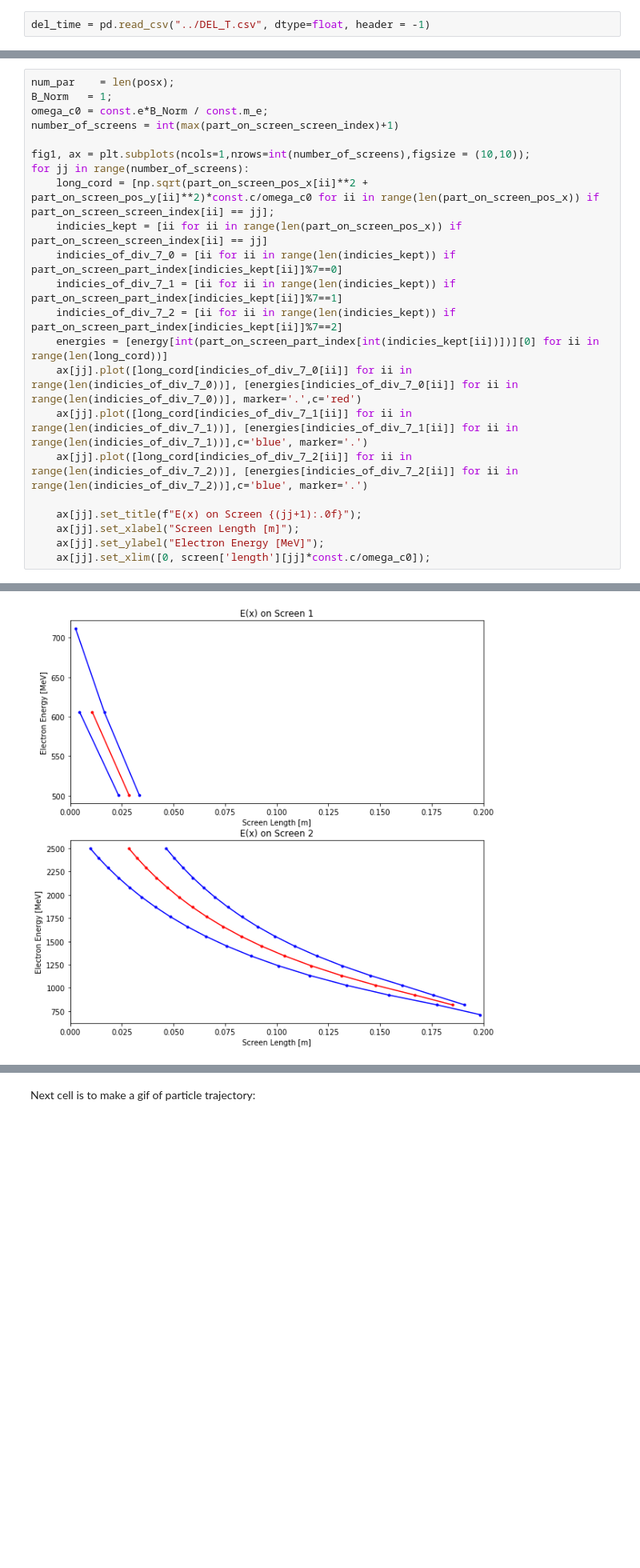
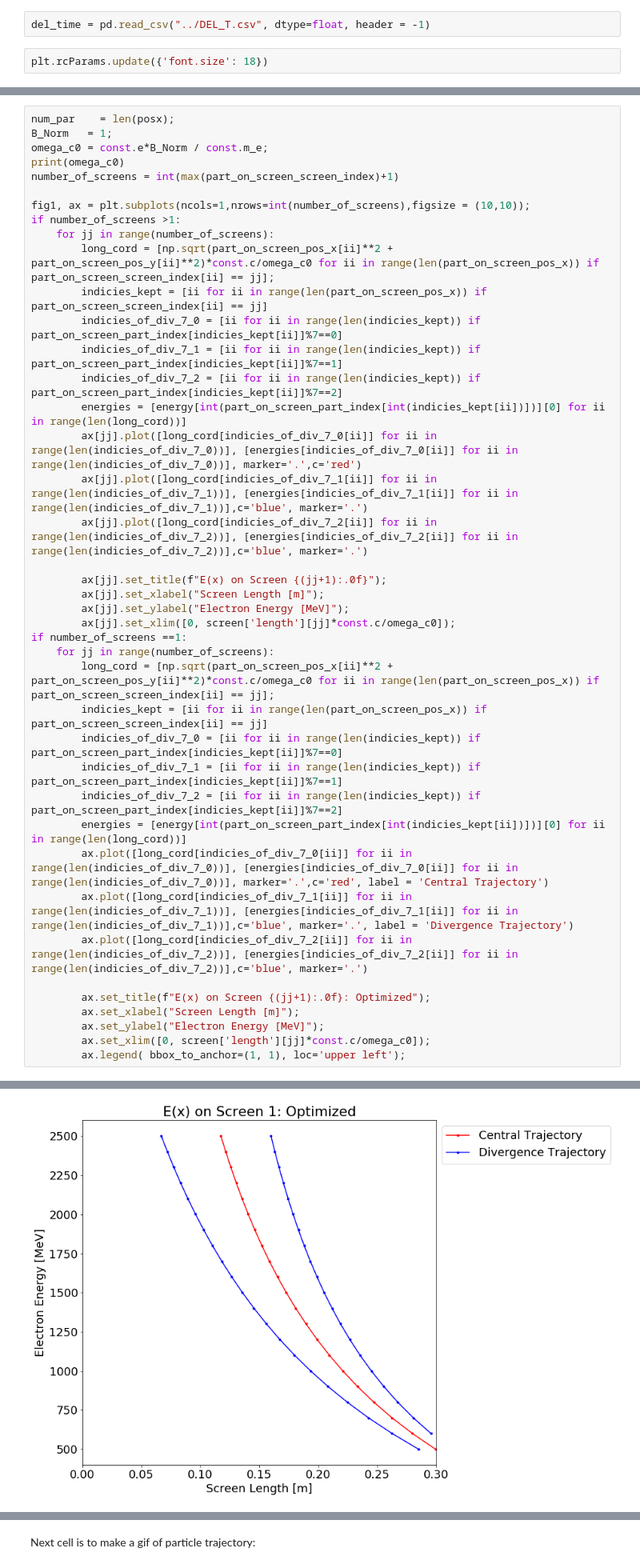
Before and after one commit to jcardar/MagnetSpec_ParticleTracker, a Jupyter notebook: grid_field/data/analysis/analysis_mag_spec.ipynb, the cells around one changed output, grey strips where cells are left out. Shown at 80% size. Drawn from its saved outputs; the diff is of its cells as text; blank space fills up the shorter version.

```diff
--- a/grid_field/data/analysis/analysis_mag_spec.ipynb
+++ b/grid_field/data/analysis/analysis_mag_spec.ipynb
@@ -117,6 +104,8 @@ magnet = pd.read_csv("../MAGNETS.csv")
 screen = pd.read_csv("../SCREENS.csv")
 # %%
 del_time = pd.read_csv("../DEL_T.csv", dtype=float, header = -1)
+# %%
+plt.rcParams.update({'font.size': 18})
 # %%
 import matplotlib.cm as cm
 num_par    = len(posx);
@@ -190,22 +198,41 @@ plt.tight_layout()
 num_par    = len(posx);
 B_Norm   = 1;
 omega_c0 = const.e*B_Norm / const.m_e;
+print(omega_c0)
 number_of_screens = int(max(part_on_screen_screen_index)+1)
 
 fig1, ax = plt.subplots(ncols=1,nrows=int(number_of_screens),figsize = (10,10));
-for jj in range(number_of_screens):
-    long_cord = [np.sqrt(part_on_screen_pos_x[ii]**2 + part_on_screen_pos_y[ii]**2)*const.c/omega_c0 for ii in range(len(part_on_screen_pos_x)) if part_on_screen_screen_index[ii] == jj];
-    indicies_kept = [ii for ii in range(len(part_on_screen_pos_x)) if part_on_screen_screen_index[ii] == jj]
-    indicies_of_div_7_0 = [ii for ii in range(len(indicies_kept)) if part_on_screen_part_index[indicies_kept[ii]]%7==0]
-    indicies_of_div_7_1 = [ii for ii in range(len(indicies_kept)) if part_on_screen_part_index[indicies_kept[ii]]%7==1]
-    indicies_of_div_7_2 = [ii for ii in range(len(indicies_kept)) if part_on_screen_part_index[indicies_kept[ii]]%7==2]
-    energies = [energy[int(part_on_screen_part_index[int(indicies_kept[ii])])][0] for ii in range(len(long_cord))]
-    ax[jj].plot([long_cord[indicies_of_div_7_0[ii]] for ii in range(len(indicies_of_div_7_0))], [energies[indicies_of_div_7_0[ii]] for ii in range(len(indicies_of_div_7_0))], marker='.',c='red')
-    ax[jj].plot([long_cord[indicies_of_div_7_1[ii]] for ii in range(len(indicies_of_div_7_1))], [energies[indicies_of_div_7_1[ii]] for ii in range(len(indicies_of_div_7_1))],c='blue', marker='.')
-    ax[jj].plot([long_cord[indicies_of_div_7_2[ii]] for ii in range(len(indicies_of_div_7_2))], [energies[indicies_of_div_7_2[ii]] for ii in range(len(indicies_of_div_7_2))],c='blue', marker='.')
+if number_of_screens >1:
+    for jj in range(number_of_screens):
+        long_cord = [np.sqrt(part_on_screen_pos_x[ii]**2 + part_on_screen_pos_y[ii]**2)*const.c/omega_c0 for ii in range(len(part_on_screen_pos_x)) if part_on_screen_screen_index[ii] == jj];
+        indicies_kept = [ii for ii in range(len(part_on_screen_pos_x)) if part_on_screen_screen_index[ii] == jj]
+        indicies_of_div_7_0 = [ii for ii in range(len(indicies_kept)) if part_on_screen_part_index[indicies_kept[ii]]%7==0]
+        indicies_of_div_7_1 = [ii for ii in range(len(indicies_kept)) if part_on_screen_part_index[indicies_kept[ii]]%7==1]
+        indicies_of_div_7_2 = [ii for ii in range(len(indicies_kept)) if part_on_screen_part_index[indicies_kept[ii]]%7==2]
+        energies = [energy[int(part_on_screen_part_index[int(indicies_kept[ii])])][0] for ii in range(len(long_cord))]
+        ax[jj].plot([long_cord[indicies_of_div_7_0[ii]] for ii in range(len(indicies_of_div_7_0))], [energies[indicies_of_div_7_0[ii]] for ii in range(len(indicies_of_div_7_0))], marker='.',c='red')
+        ax[jj].plot([long_cord[indicies_of_div_7_1[ii]] for ii in range(len(indicies_of_div_7_1))], [energies[indicies_of_div_7_1[ii]] for ii in range(len(indicies_of_div_7_1))],c='blue', marker='.')
+        ax[jj].plot([long_cord[indicies_of_div_7_2[ii]] for ii in range(len(indicies_of_div_7_2))], [energies[indicies_of_div_7_2[ii]] for ii in range(len(indicies_of_div_7_2))],c='blue', marker='.')
 
-    ax[jj].set_title(f"E(x) on Screen {(jj+1):.0f}");
-    ax[jj].set_xlabel("Screen Length [m]");
-    ax[jj].set_ylabel("Electron Energy [MeV]");
-    ax[jj].set_xlim([0, screen['length'][jj]*const.c/omega_c0]);
+        ax[jj].set_title(f"E(x) on Screen {(jj+1):.0f}");
+        ax[jj].set_xlabel("Screen Length [m]");
+        ax[jj].set_ylabel("Electron Energy [MeV]");
+        ax[jj].set_xlim([0, screen['length'][jj]*const.c/omega_c0]);
+if number_of_screens ==1:
+    for jj in range(number_of_screens):
+        long_cord = [np.sqrt(part_on_screen_pos_x[ii]**2 + part_on_screen_pos_y[ii]**2)*const.c/omega_c0 for ii in range(len(part_on_screen_pos_x)) if part_on_screen_screen_index[ii] == jj];
+        indicies_kept = [ii for ii in range(len(part_on_screen_pos_x)) if part_on_screen_screen_index[ii] == jj]
+        indicies_of_div_7_0 = [ii for ii in range(len(indicies_kept)) if part_on_screen_part_index[indicies_kept[ii]]%7==0]
+        indicies_of_div_7_1 = [ii for ii in range(len(indicies_kept)) if part_on_screen_part_index[indicies_kept[ii]]%7==1]
+        indicies_of_div_7_2 = [ii for ii in range(len(indicies_kept)) if part_on_screen_part_index[indicies_kept[ii]]%7==2]
+        energies = [energy[int(part_on_screen_part_index[int(indicies_kept[ii])])][0] for ii in range(len(long_cord))]
+        ax.plot([long_cord[indicies_of_div_7_0[ii]] for ii in range(len(indicies_of_div_7_0))], [energies[indicies_of_div_7_0[ii]] for ii in range(len(indicies_of_div_7_0))], marker='.',c='red', label = 'Central Trajectory')
+        ax.plot([long_cord[indicies_of_div_7_1[ii]] for ii in range(len(indicies_of_div_7_1))], [energies[indicies_of_div_7_1[ii]] for ii in range(len(indicies_of_div_7_1))],c='blue', marker='.', label = 'Divergence Trajectory')
+        ax.plot([long_cord[indicies_of_div_7_2[ii]] for ii in range(len(indicies_of_div_7_2))], [energies[indicies_of_div_7_2[ii]] for ii in range(len(indicies_of_div_7_2))],c='blue', marker='.')
+
+        ax.set_title(f"E(x) on Screen {(jj+1):.0f}: Optimized");
+        ax.set_xlabel("Screen Length [m]");
+        ax.set_ylabel("Electron Energy [MeV]");
+        ax.set_xlim([0, screen['length'][jj]*const.c/omega_c0]);
+        ax.legend( bbox_to_anchor=(1, 1), loc='upper left');
 # %% [output]
@@ -212,4 +240,4 @@ for jj in range(number_of_screens):
-[figure, old version]
+[figure, new version]
 # %%
 num_par    = len(posx);
 B_Norm   = 1;
```
Also changed, not shown: parts of 6 cells of this notebook, 6 other files.
